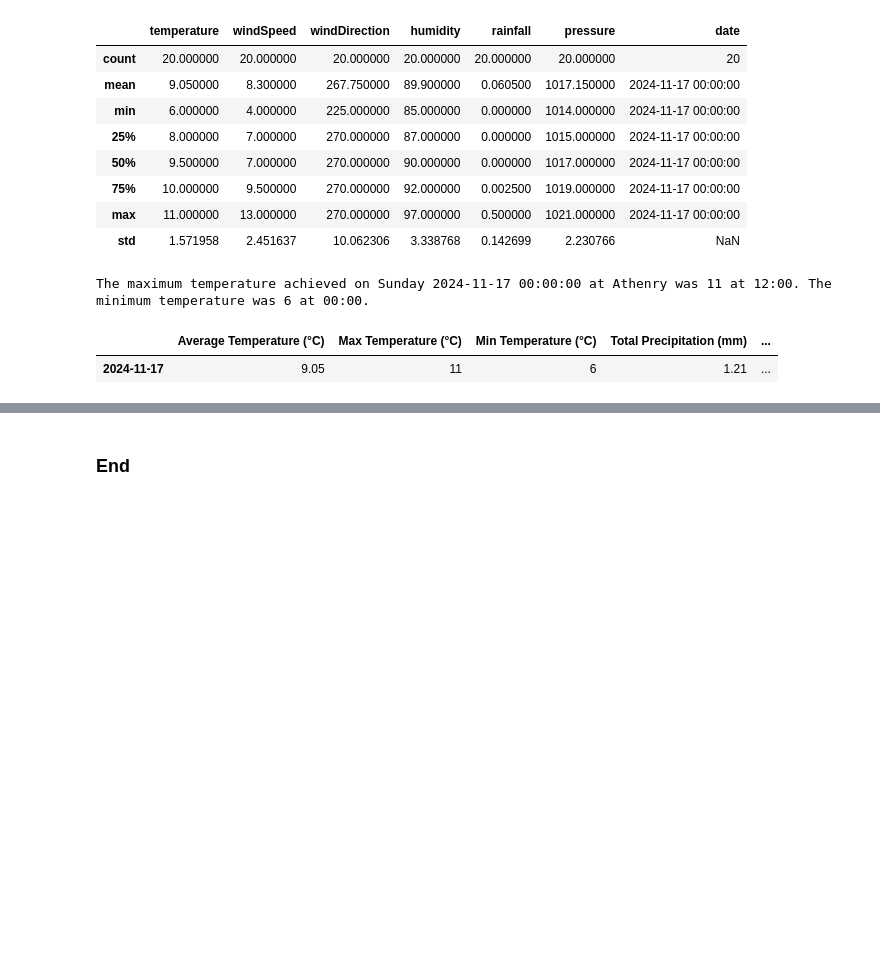
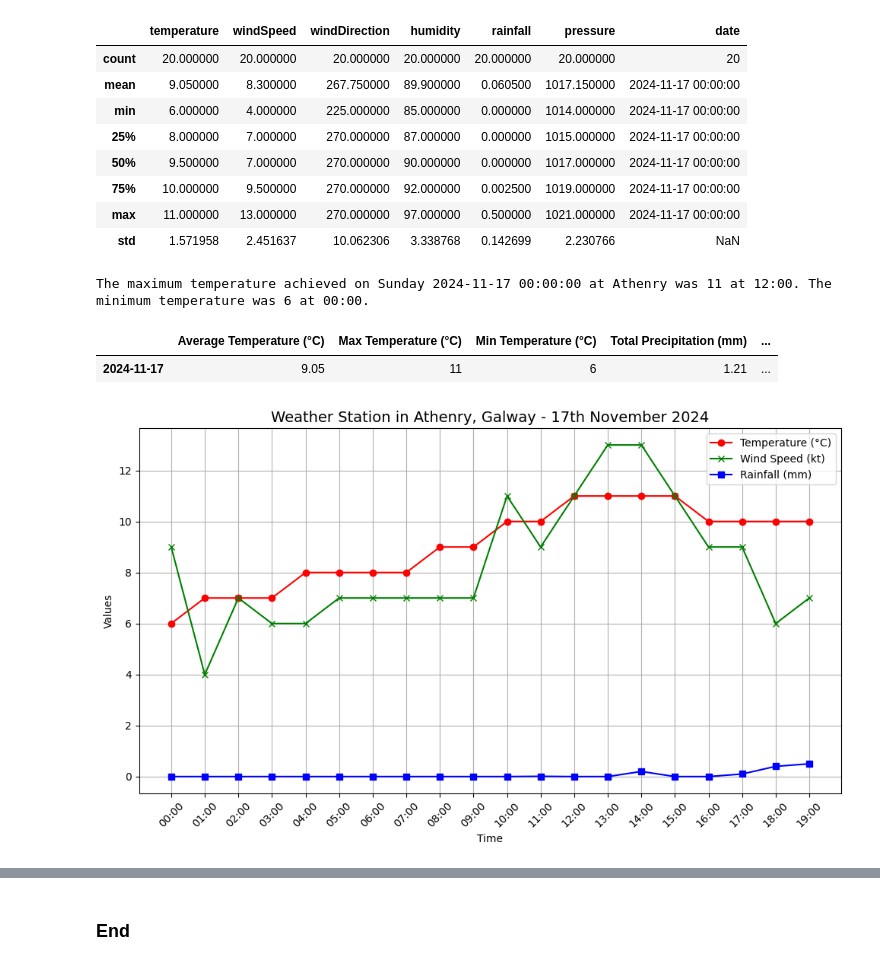
Before and after one commit to AndreHoarau/computer_infrastructure_assessment, a Jupyter notebook: weather.ipynb, the cells around one changed output, grey strips where cells are left out. Saved outputs shown, nothing was run; the diff lists cells and outputs as text; code cells hidden in the pictures; blank space fills up the shorter version.

Commit message:
a little more analysis on the weather data

```diff
--- a/weather.ipynb
+++ b/weather.ipynb
@@ -405,3 +403,49 @@ display(daily_summary_df)
 # %% [output]
 |  | Average Temperature (°C) | Max Temperature (°C) | Min Temperature (°C) | Total Precipitation (mm) | ... |
 | 2024-11-17 | 9.05 | 11 | 6 | 1.21 | ... |
+# %%
+# Lastly, we can plot the data to visualise it.
+import matplotlib.pyplot as plt
+
+# Convert relevant columns to appropriate data types
+df['temperature'] = pd.to_numeric(df['temperature'], errors='coerce')
+df['windSpeed'] = pd.to_numeric(df['windSpeed'], errors='coerce')
+df['humidity'] = pd.to_numeric(df['humidity'], errors='coerce')
+df['rainfall'] = pd.to_numeric(df['rainfall'], errors='coerce')
+df['pressure'] = pd.to_numeric(df['pressure'], errors='coerce')
+
+# Convert 'reportTime' to datetime.
+df['reportTime'] = pd.to_datetime(df['reportTime'], errors='coerce', format='%H:%M')
+
+
+# Plot  Multi-Line Graph for Temperature, Wind Speed, and Rainfall
+plt.figure(figsize=(10, 6))
+
+# Plot temperature, wind speed, and rainfall
+plt.plot(df['reportTime'], df['temperature'], marker='o', label='Temperature (°C)', color='red')
+plt.plot(df['reportTime'], df['windSpeed'], marker='x', label='Wind Speed (kt)', color='green')
+plt.plot(df['reportTime'], df['rainfall'], marker='s', label='Rainfall (mm)', color='blue')
+
+# Set the title with the weather station info
+plt.title('Weather Station in Athenry, Galway - 17th November 2024', fontsize=14)
+
+# Label the axes
+plt.xlabel('Time')
+plt.ylabel('Values')
+
+# Customize the x-axis to show just the time
+plt.xticks(df['reportTime'], df['reportTime'].dt.strftime('%H:%M'), rotation=45)
+
+# Enable grid for visiblity
+plt.grid(True)
+
+# Add a legend with units
+plt.legend()
+
+# Adjust layout for better spacing
+plt.tight_layout()
+
+# Show the plot
+plt.show()
+# %% [output]
+[figure, added]
```
Also changed, not shown: parts of 11 cells of this notebook.
